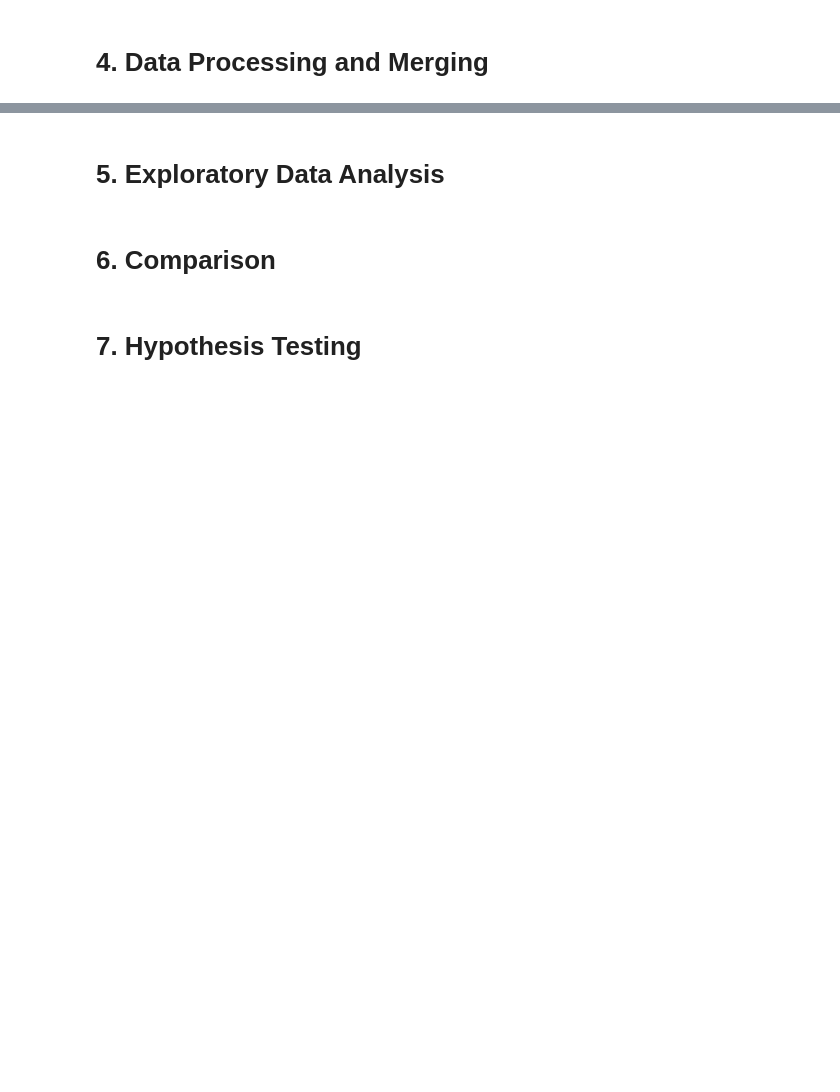
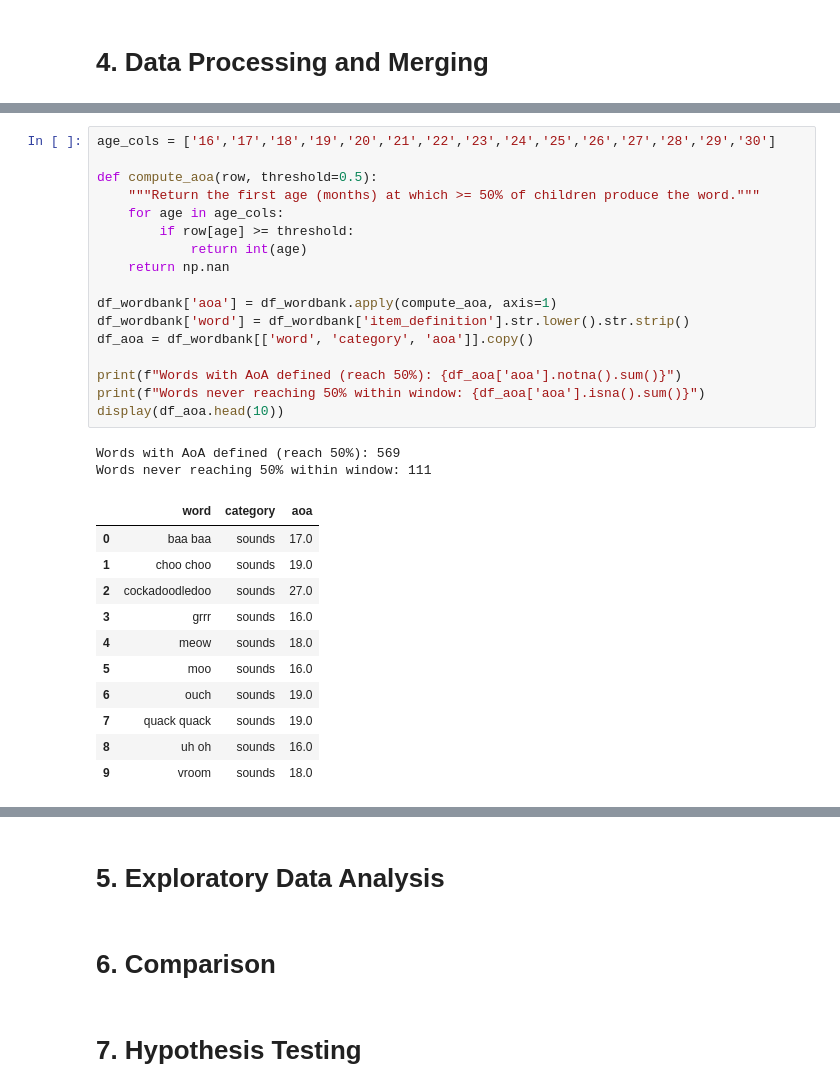
Before and after one commit to Slavena1/Softuni-Data-Science-Final-Project, a Jupyter notebook: SlavenaDataScienceProject.ipynb, the cells around one changed output, grey strips where cells are left out. Drawn from its saved outputs; the diff is of its cells as text; blank space fills up the shorter version.

```diff
--- a/SlavenaDataScienceProject.ipynb
+++ b/SlavenaDataScienceProject.ipynb
@@ -53,0 +104,31 @@ Concreteness is included here as a third dimension precisely because it is a hum
+# %%
+age_cols = ['16','17','18','19','20','21','22','23','24','25','26','27','28','29','30']
+
+def compute_aoa(row, threshold=0.5):
+    """Return the first age (months) at which >= 50% of children produce the word."""
+    for age in age_cols:
+        if row[age] >= threshold:
+            return int(age)
+    return np.nan
+
+df_wordbank['aoa'] = df_wordbank.apply(compute_aoa, axis=1)
+df_wordbank['word'] = df_wordbank['item_definition'].str.lower().str.strip()
+df_aoa = df_wordbank[['word', 'category', 'aoa']].copy()
+
+print(f"Words with AoA defined (reach 50%): {df_aoa['aoa'].notna().sum()}")
+print(f"Words never reaching 50% within window: {df_aoa['aoa'].isna().sum()}")
+display(df_aoa.head(10))
+# %% [output]
+Words with AoA defined (reach 50%): 569
+Words never reaching 50% within window: 111
+|  | word | category | aoa |
+| 0 | baa baa | sounds | 17.0 |
+| 1 | choo choo | sounds | 19.0 |
+| 2 | cockadoodledoo | sounds | 27.0 |
+| 3 | grrr | sounds | 16.0 |
+| 4 | meow | sounds | 18.0 |
+| 5 | moo | sounds | 16.0 |
+| 6 | ouch | sounds | 19.0 |
+| 7 | quack quack | sounds | 19.0 |
+| 8 | uh oh | sounds | 16.0 |
+| 9 | vroom | sounds | 18.0 |
```
Also changed, not shown: parts of 10 cells of this notebook.
